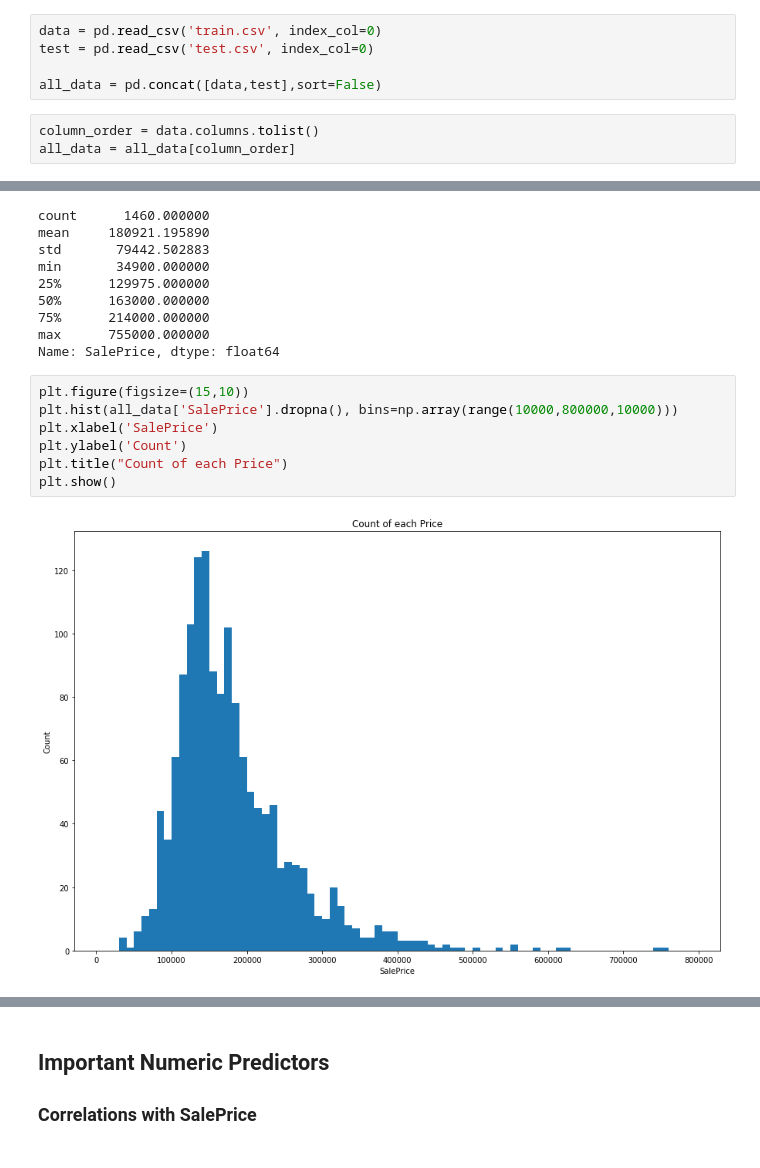
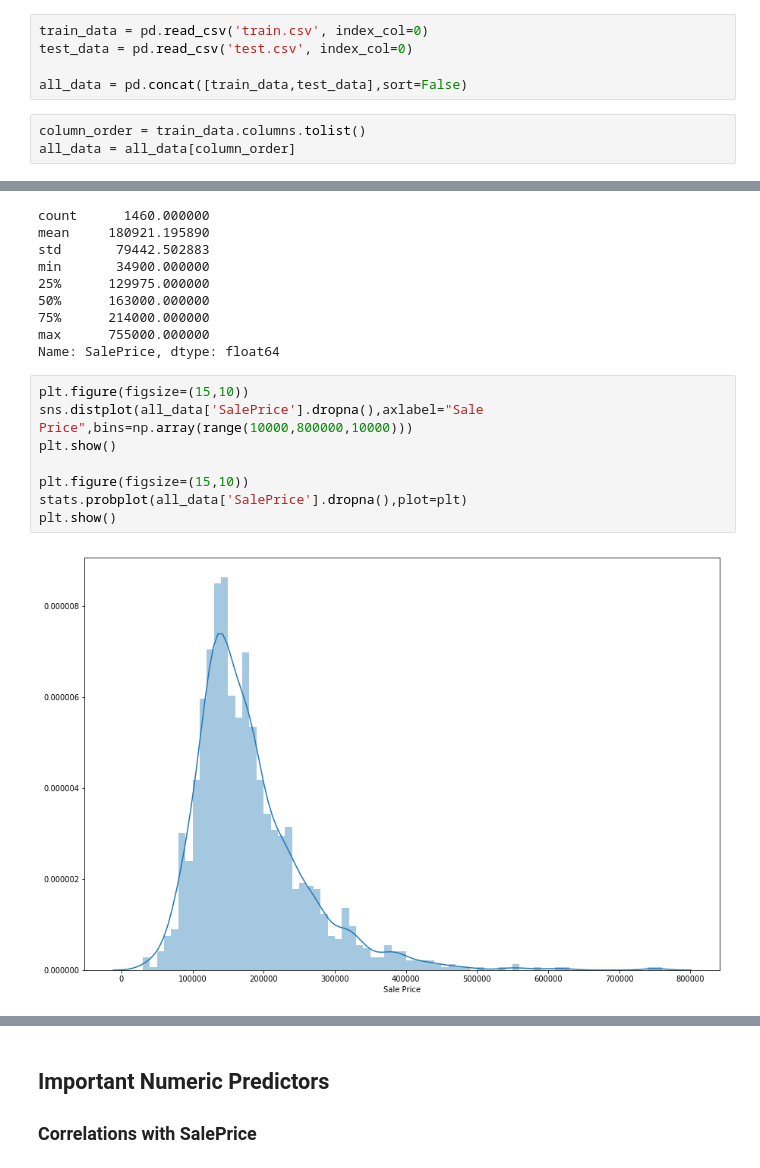
Before and after one commit to axyarthur/project3, a Jupyter notebook: WillThurston/Intro to EDA with Predicting Housing Prices.ipynb, the cells around one changed output, grey strips where cells are left out. Drawn from its saved outputs; the diff is of its cells as text.

```diff
--- a/WillThurston/Intro to EDA with Predicting Housing Prices.ipynb
+++ b/WillThurston/Intro to EDA with Predicting Housing Prices.ipynb
@@ -12,12 +23,12 @@ import warnings
 warnings.filterwarnings('ignore')
 %matplotlib inline
 # %%
-data = pd.read_csv('train.csv', index_col=0)
-test = pd.read_csv('test.csv', index_col=0)
+train_data = pd.read_csv('train.csv', index_col=0)
+test_data = pd.read_csv('test.csv', index_col=0)
 
-all_data = pd.concat([data,test],sort=False)
+all_data = pd.concat([train_data,test_data],sort=False)
 # %%
-column_order = data.columns.tolist()
+column_order = train_data.columns.tolist()
 all_data = all_data[column_order]
 # %%
 print('Shape all_data: {}'.format(all_data.shape))
@@ -45,10 +56,11 @@ max      755000.000000
 Name: SalePrice, dtype: float64
 # %%
 plt.figure(figsize=(15,10))
-plt.hist(all_data['SalePrice'].dropna(), bins=np.array(range(10000,800000,10000)))
-plt.xlabel('SalePrice')
-plt.ylabel('Count')
-plt.title("Count of each Price")
+sns.distplot(all_data['SalePrice'].dropna(),axlabel="Sale Price",bins=np.array(range(10000,800000,10000)))
 plt.show()
+
+plt.figure(figsize=(15,10))
+stats.probplot(all_data['SalePrice'].dropna(),plot=plt)
+plt.show()
 # %% [output]
-[figure, old version]
+[figure, new version]
```
Also changed, not shown: parts of 142 cells of this notebook.
